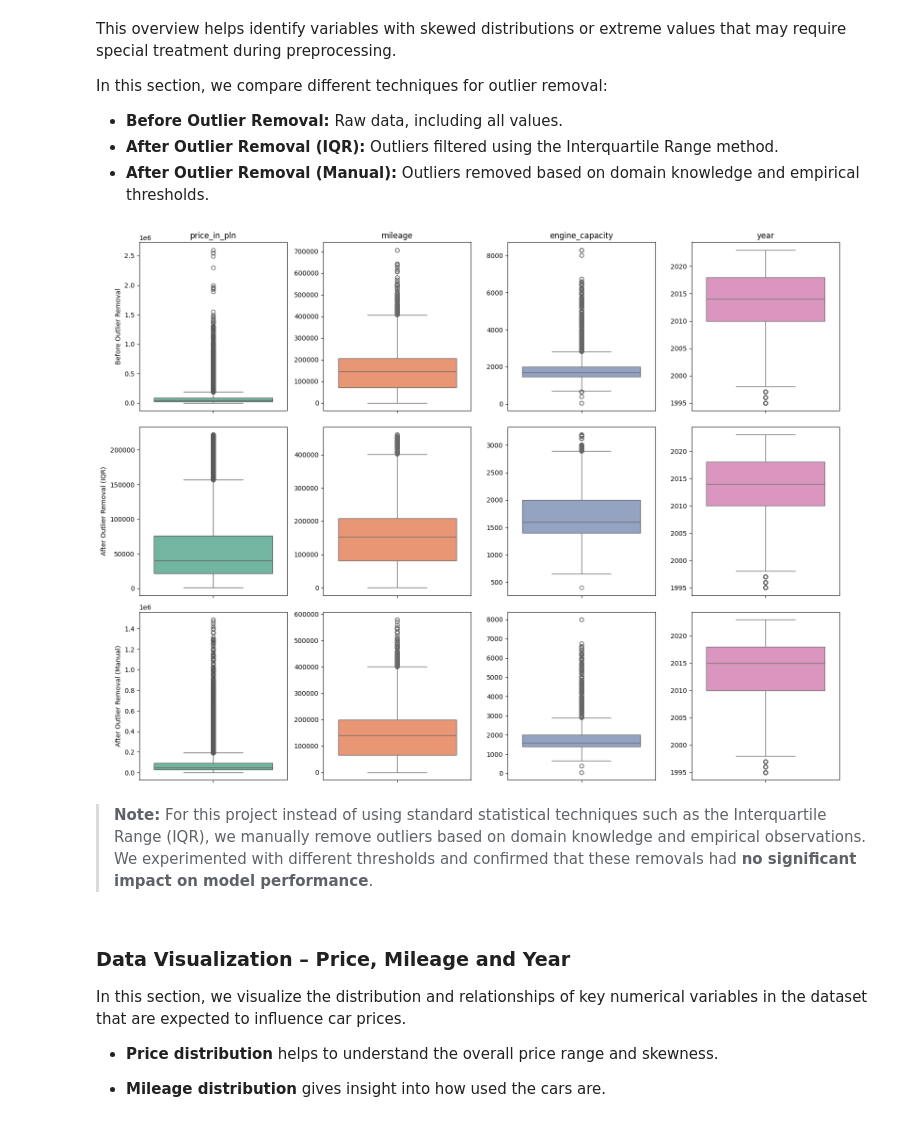
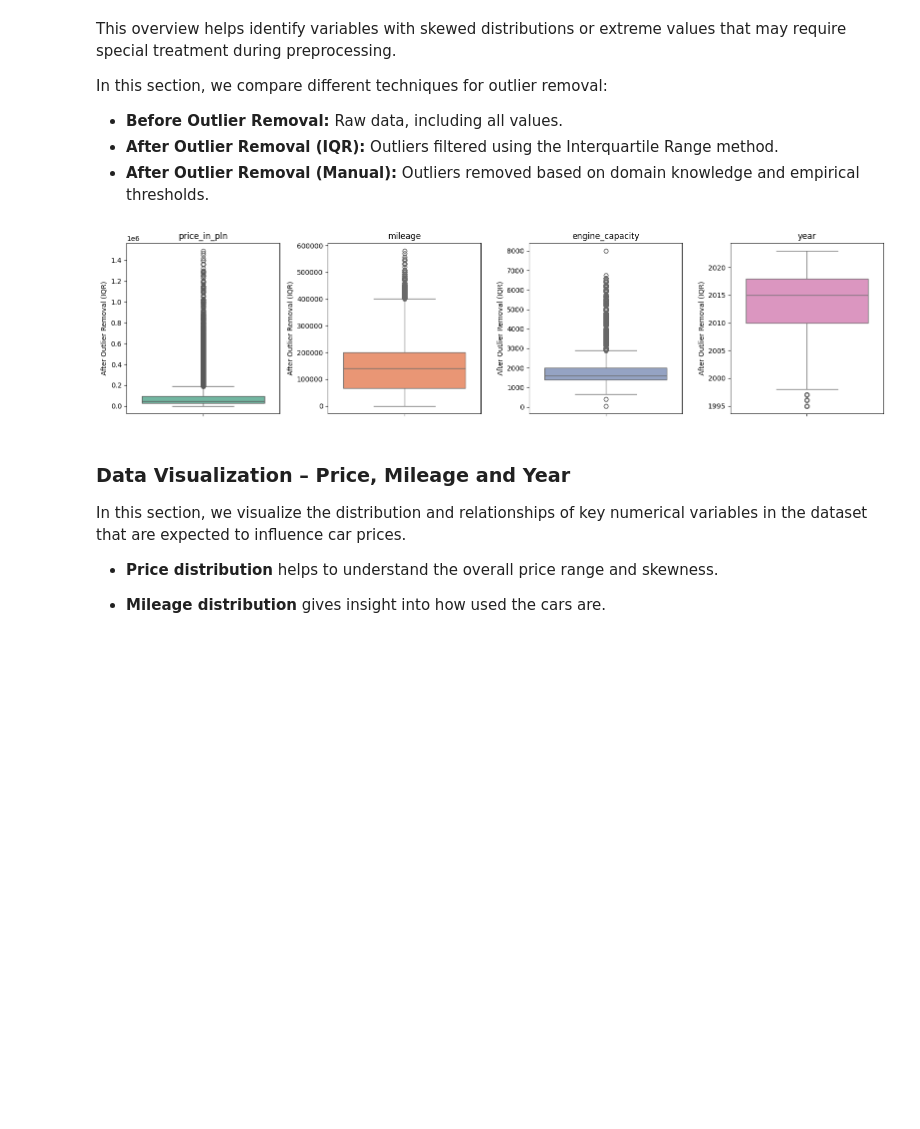
Before and after one commit to andreaalboni/Machine-Learning-Exam, a Jupyter notebook: exam.ipynb, the cells around one changed output. Drawn from its saved outputs; the diff is of its cells as text; code cells hidden in the pictures; blank space fills up the shorter version.

Commit message:
Outlier boxplot

```diff
--- a/exam.ipynb
+++ b/exam.ipynb
@@ -164,36 +160,24 @@ In this section, we compare different techniques for outlier removal:
 # %%
 # Selecting numerical columns for boxplot visualization
 numerical_cols = df.select_dtypes(include='number').columns
 n = len(numerical_cols)
 
 
 rows = 3  # "before", and "after"
 cols = n  # Number of rows needed for the boxplots
 palette = sns.color_palette("Set2", n_colors=n)
 
-fig, axes = plt.subplots(rows, cols, figsize=(4 * cols, 4 * rows))
-
-titles = ["Before Outlier Removal", "After Outlier Removal (IQR)", "After Outlier Removal (Manual)"]
-dfs = [df_before_outlier_removal, df_outlirer, df]
-
-for row in range(rows):
-    for col_idx, col_name in enumerate(numerical_cols):
-        ax = axes[row, col_idx]
-        sns.boxplot(y=dfs[row][col_name], color=palette[col_idx], ax=ax)
-        if row == 0:
-            ax.set_title(col_name)
-        if col_idx == 0:
-            ax.set_ylabel(titles[row])
-        else:
-            ax.set_ylabel("")
-        ax.set_xlabel("")
-
+# Visualizza solo i boxplot degli outlier rimossi tramite IQR
+fig, axes = plt.subplots(1, n, figsize=(4 * n, 4))
+for col_idx, col_name in enumerate(numerical_cols):
+    sns.boxplot(y=df[col_name], color=palette[col_idx], ax=axes[col_idx])
+    axes[col_idx].set_title(col_name)
+    axes[col_idx].set_ylabel("After Outlier Removal (IQR)")
+    axes[col_idx].set_xlabel("")
 plt.tight_layout()
 plt.show()
 # %% [output]
-[figure, old version]
+[figure, new version]
-# %% [markdown]
-> **Note:** For this project instead of using standard statistical techniques such as the Interquartile Range (IQR), we manually remove outliers based on domain knowledge and empirical observations. We experimented with different thresholds and confirmed that these removals had **no significant impact on model performance**.
 # %% [markdown]
 ### Data Visualization – Price, Mileage and Year
 
```
Also changed, not shown: parts of 1 cell of this notebook.
